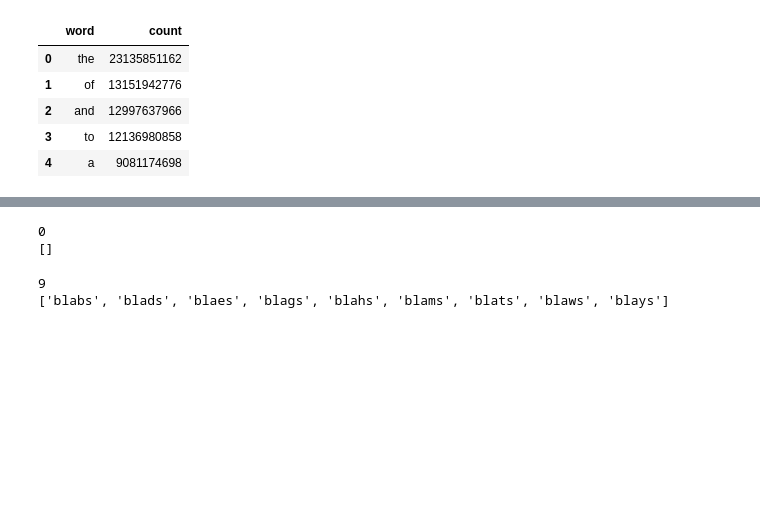
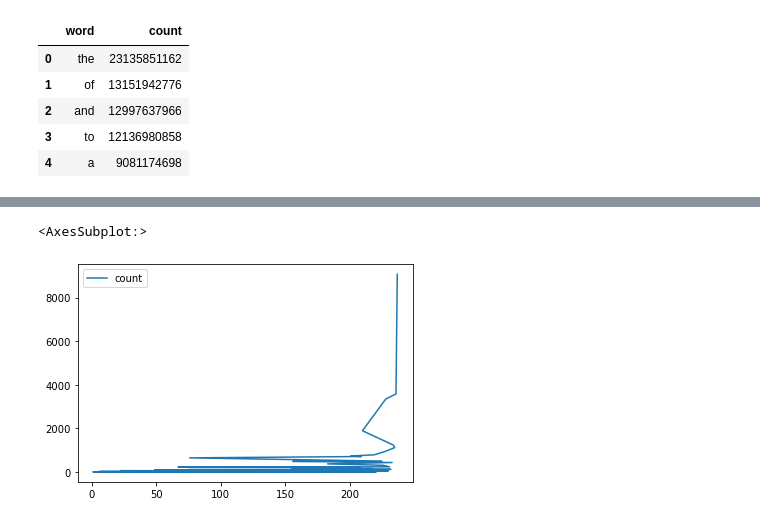
Before and after one commit to McQuillanJes/4310-Team14, a Jupyter notebook: MLP2/analysis/MLP2-Team14.ipynb, the cells around one changed output, grey strips where cells are left out. Cells and saved outputs as stored; diff of their text form; code cells hidden in the pictures; blank space fills up the shorter version.

```diff
--- a/MLP2/analysis/MLP2-Team14.ipynb
+++ b/MLP2/analysis/MLP2-Team14.ipynb
@@ -198,36 +240,5 @@ print(guess_words_dict)
 # %%
-#word = 'grape'
-#i = 2
-#more_re = '(?![a-z]*[' + word[i] + '])[a-z]{5})'
-#print (more_re)
-#contains = 'al'
-#contains_re = '(?=[a-z]*[{0}])'.format(contains)
-#disallowed = 'h'
-#disallowed_re = '(?![a-z]*[{0}])'.format(disallowed)
-#match = 'tr'
-#word_size = 5
-#match_re = '[a-z]{'+ str(word_size - len(match)) + '}'
-#final_re = match + contains_re + disallowed_re + match_re
-#print(final_re)
+df_guess_dist.plot()
+# %% [output]
+<AxesSubplot:>
+[figure, added]
-# %%
-new_line = '\n'
-remaining_words = new_line.join(words)
-#print (remaining_words)
-more_re = r'^[^b]....$'
-results = re.findall(more_re, remaining_words)
-print(len(results))
-print(results)
-#print(new_line.join(results))
-# %% [output]
-0
-[]
-# %%
-test = ['blabs', 'black', 'blade', 'blads', 'blady', 'blaer', 'blaes', 'blaff', 'blags', 'blahs', 'blain', 'blame', 'blams', 'bland', 'blank', 'blare', 'blart', 'blase', 'blash', 'blast', 'blate', 'blats', 'blatt', 'blaud', 'blawn', 'blaws', 'blays', 'blaze']
-temp_re = re.compile(r'^....s')
-
-results = list(filter(temp_re.search, test))
-print(len(results))
-print(results)
-# %% [output]
-9
-['blabs', 'blads', 'blaes', 'blags', 'blahs', 'blams', 'blats', 'blaws', 'blays']
```
Also changed, not shown: parts of 12 cells of this notebook.
